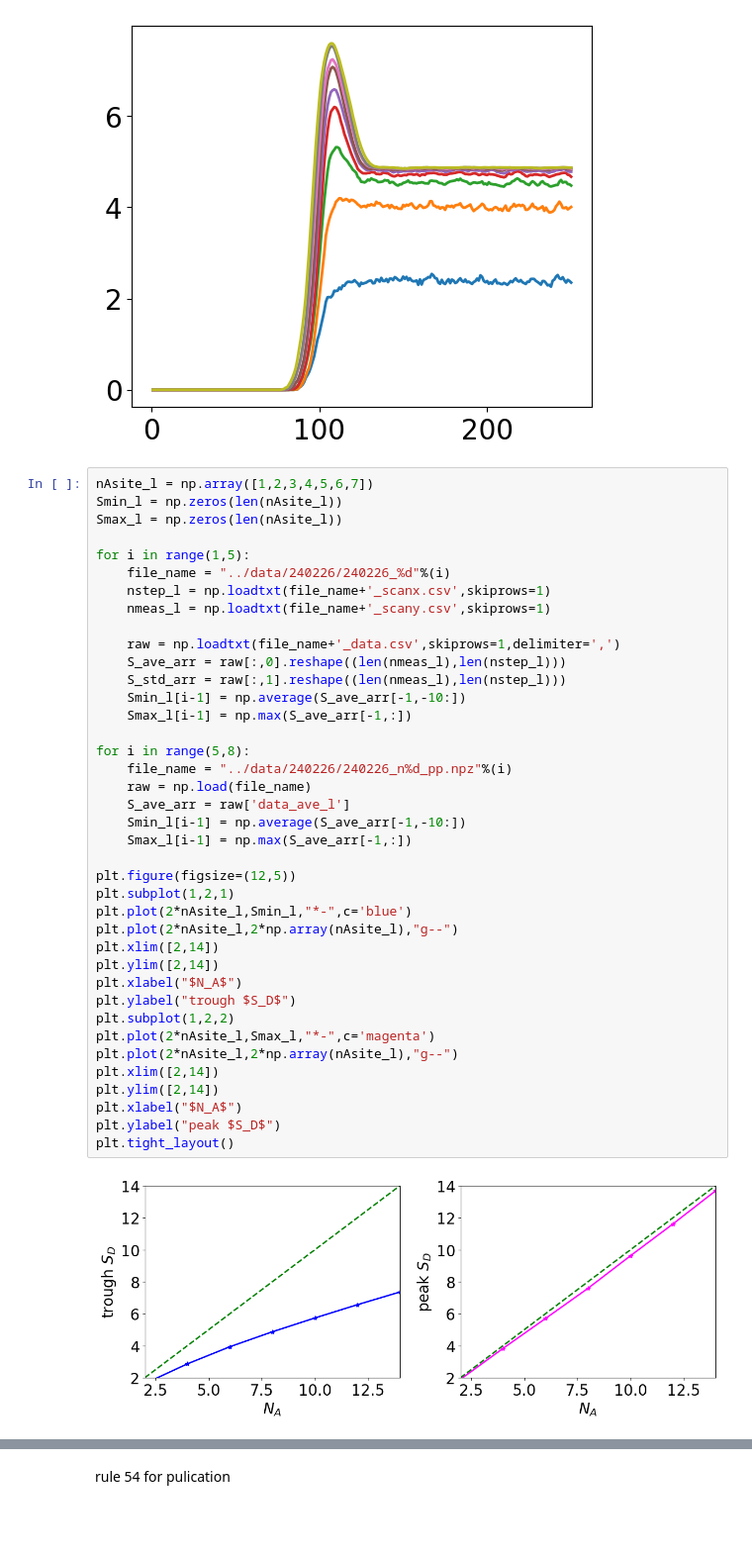
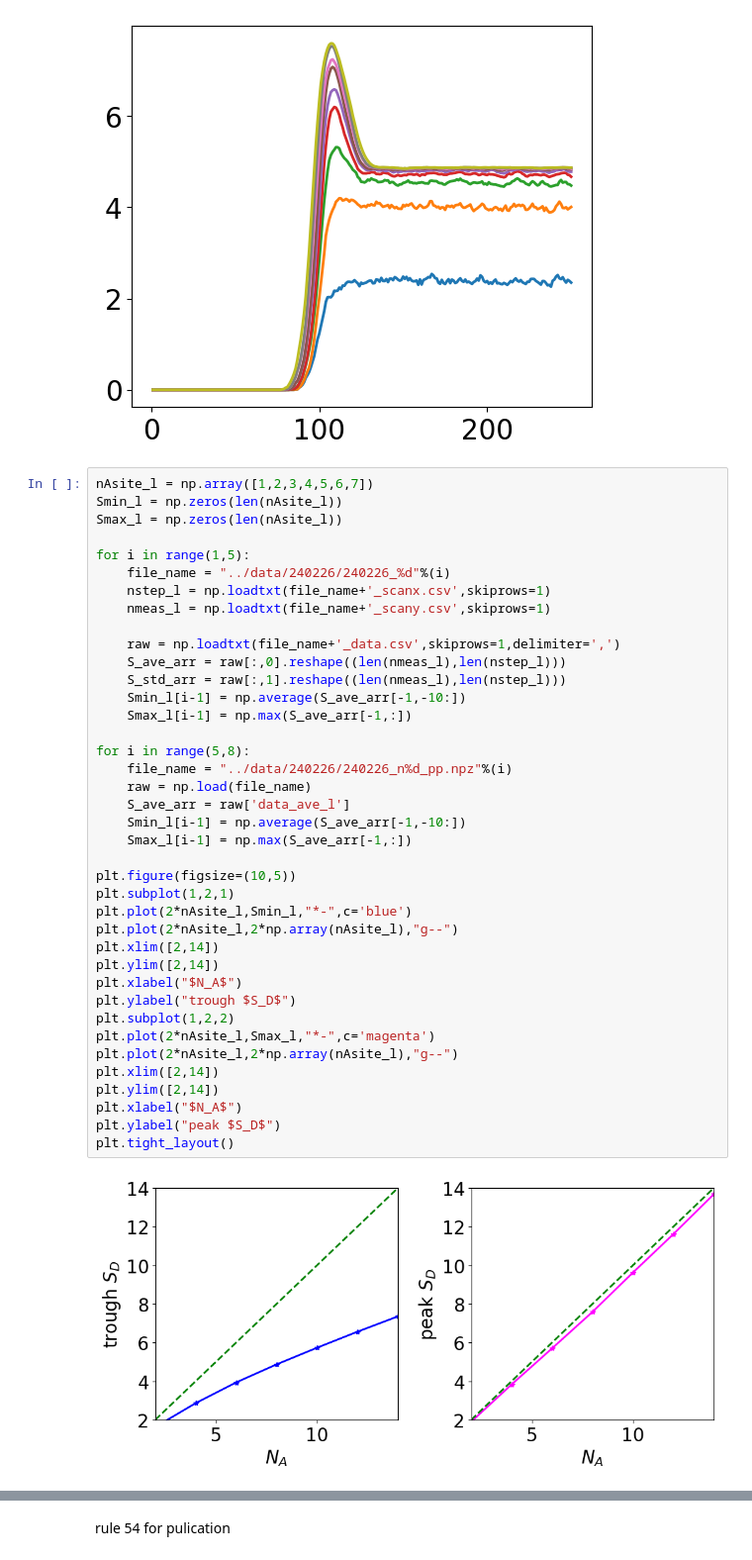
Before and after one commit to zsxqblz/classical_hayden_preskill, a Jupyter notebook: visualization/visualization_240226.ipynb, the cells around one changed output, grey strips where cells are left out. Shown at 99% size. Saved outputs shown, nothing was run; the diff lists cells and outputs as text; blank space fills up the shorter version.

```diff
--- a/visualization/visualization_240226.ipynb
+++ b/visualization/visualization_240226.ipynb
@@ -51,32 +52,32 @@ for i in range(1,5):
 
     raw = np.loadtxt(file_name+'_data.csv',skiprows=1,delimiter=',')
     S_ave_arr = raw[:,0].reshape((len(nmeas_l),len(nstep_l)))
     S_std_arr = raw[:,1].reshape((len(nmeas_l),len(nstep_l)))
     Smin_l[i-1] = np.average(S_ave_arr[-1,-10:])
     Smax_l[i-1] = np.max(S_ave_arr[-1,:])
 
 for i in range(5,8):
     file_name = "../data/240226/240226_n%d_pp.npz"%(i)
     raw = np.load(file_name)
     S_ave_arr = raw['data_ave_l']
     Smin_l[i-1] = np.average(S_ave_arr[-1,-10:])
     Smax_l[i-1] = np.max(S_ave_arr[-1,:])
 
-plt.figure(figsize=(12,5))
+plt.figure(figsize=(10,5))
 plt.subplot(1,2,1)
 plt.plot(2*nAsite_l,Smin_l,"*-",c='blue')
 plt.plot(2*nAsite_l,2*np.array(nAsite_l),"g--")
 plt.xlim([2,14])
 plt.ylim([2,14])
 plt.xlabel("$N_A$")
 plt.ylabel("trough $S_D$")
 plt.subplot(1,2,2)
 plt.plot(2*nAsite_l,Smax_l,"*-",c='magenta')
 plt.plot(2*nAsite_l,2*np.array(nAsite_l),"g--")
 plt.xlim([2,14])
 plt.ylim([2,14])
 plt.xlabel("$N_A$")
 plt.ylabel("peak $S_D$")
 plt.tight_layout()
 # %% [output]
-[figure, old version]
+[figure, new version]
```
Also changed, not shown: parts of 3 cells of this notebook, 19 other files.
